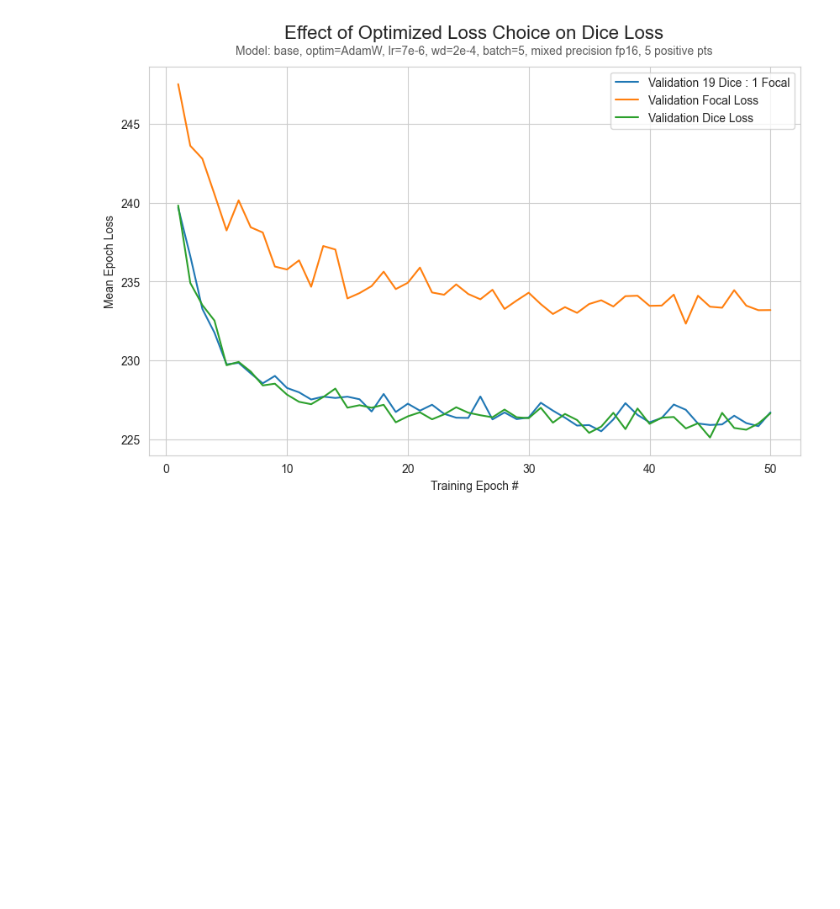
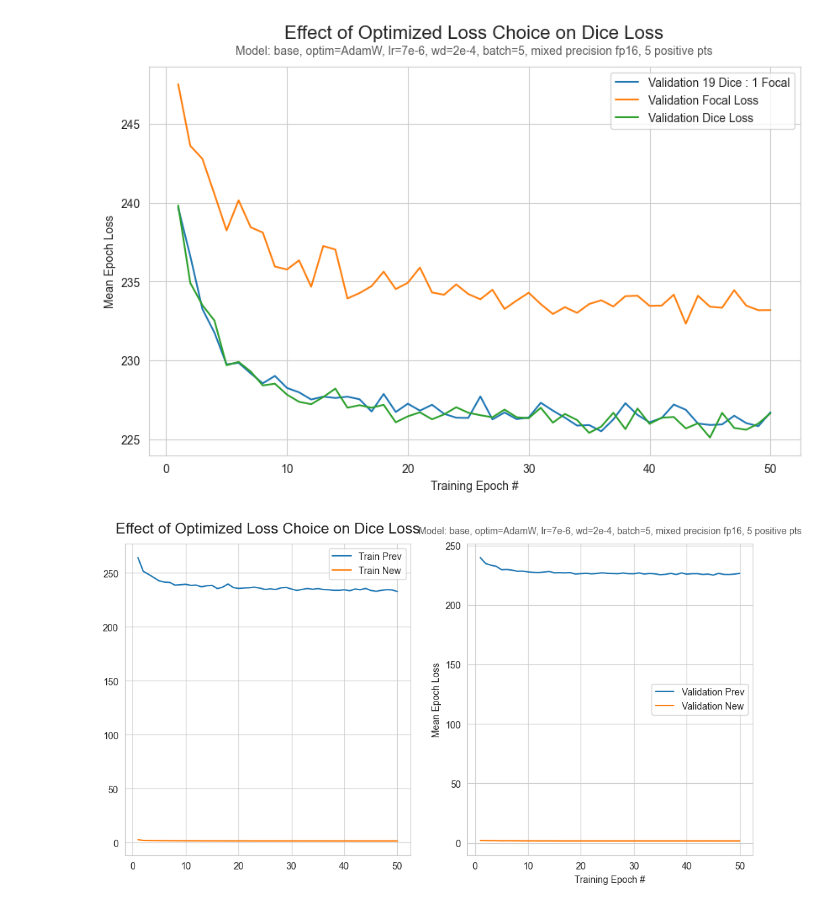
Before and after one commit to geo-smart/elwha_segmentation, a Jupyter notebook: book/experiments/plotting.ipynb, the cells around one changed output. Saved outputs shown, nothing was run; the diff lists cells and outputs as text; code cells hidden in the pictures; blank space fills up the shorter version.

```diff
--- a/book/experiments/plotting.ipynb
+++ b/book/experiments/plotting.ipynb
@@ -146,3 +146,15 @@ plot_model_comparison(
 )
 # %% [output]
 [figure]
+# %%
+plot_model_comparison(
+    [
+        "./loss/last_base_AdamW_lr=7e-06_wd=0.0002_bs=5_mp=fp16_pts_5p0n_erode=True_loss=dice.pth",
+        "./base_AdamW_lr=7e-06_wd=0.0002_bs=3_mp=fp16_pts_5p0n_erode_loss=dice.pth",
+    ],
+    ["Prev", "New"],
+    title="Effect of Optimized Loss Choice on Dice Loss",
+    subtitle="Model: base, optim=AdamW, lr=7e-6, wd=2e-4, batch=5, mixed precision fp16, 5 positive pts",
+)
+# %% [output]
+[figure, added]
```
Also changed, not shown: 2 other files.
